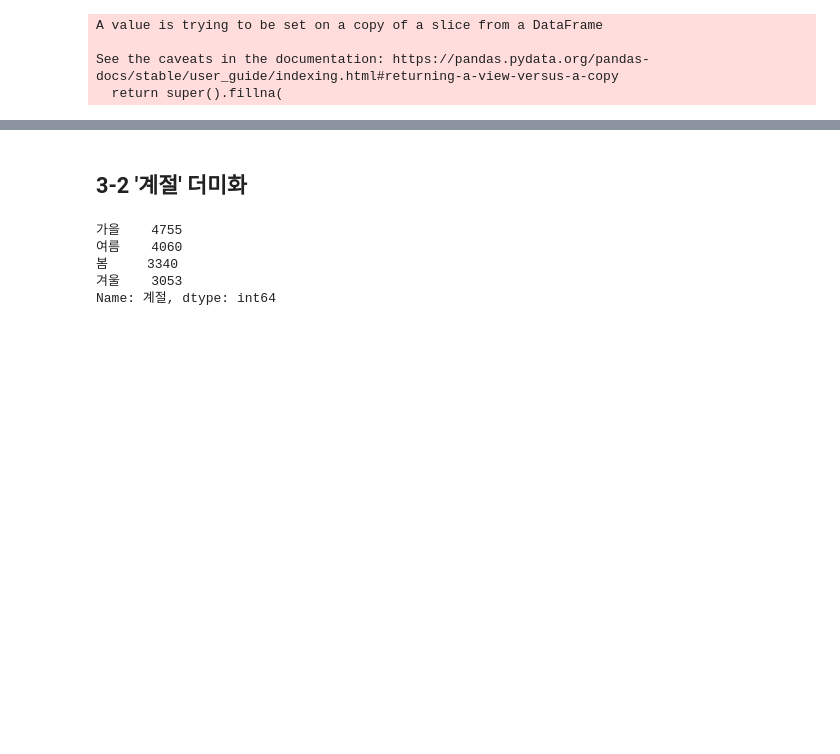
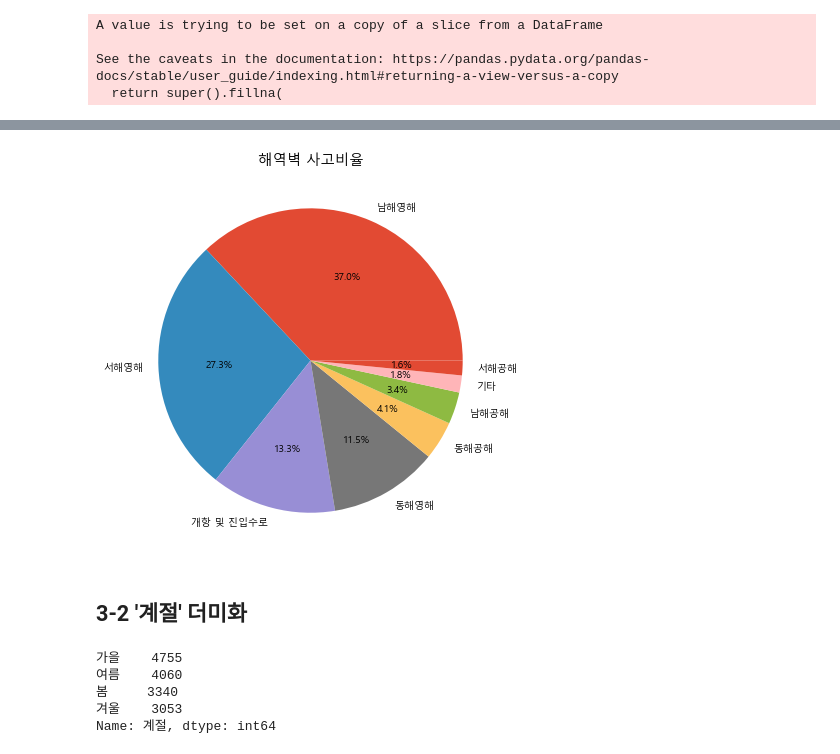
Before and after one commit to atum97/2021.09.08-Project, a Jupyter notebook: Analysis.ipynb, the cells around one changed output, grey strips where cells are left out. Drawn from its saved outputs; the diff is of its cells as text; code cells hidden in the pictures; blank space fills up the shorter version.

```diff
--- a/Analysis.ipynb
+++ b/Analysis.ipynb
@@ -521,3 +520,10 @@ plt.show()
+# %%
+plt.figure(figsize=(7,7))
+plt.pie(west_df['해양사고발생지역(중)'].value_counts(), labels=west_df['해양사고발생지역(중)'].value_counts().index, autopct='%1.1f%%')
+plt.title('해역벽 사고비율')
+plt.show()
+# %% [output]
+[figure, added]
 # %% [markdown]
 ## 3-2 '계절' 더미화
 # %%
```
Also changed, not shown: parts of 20 cells of this notebook.
